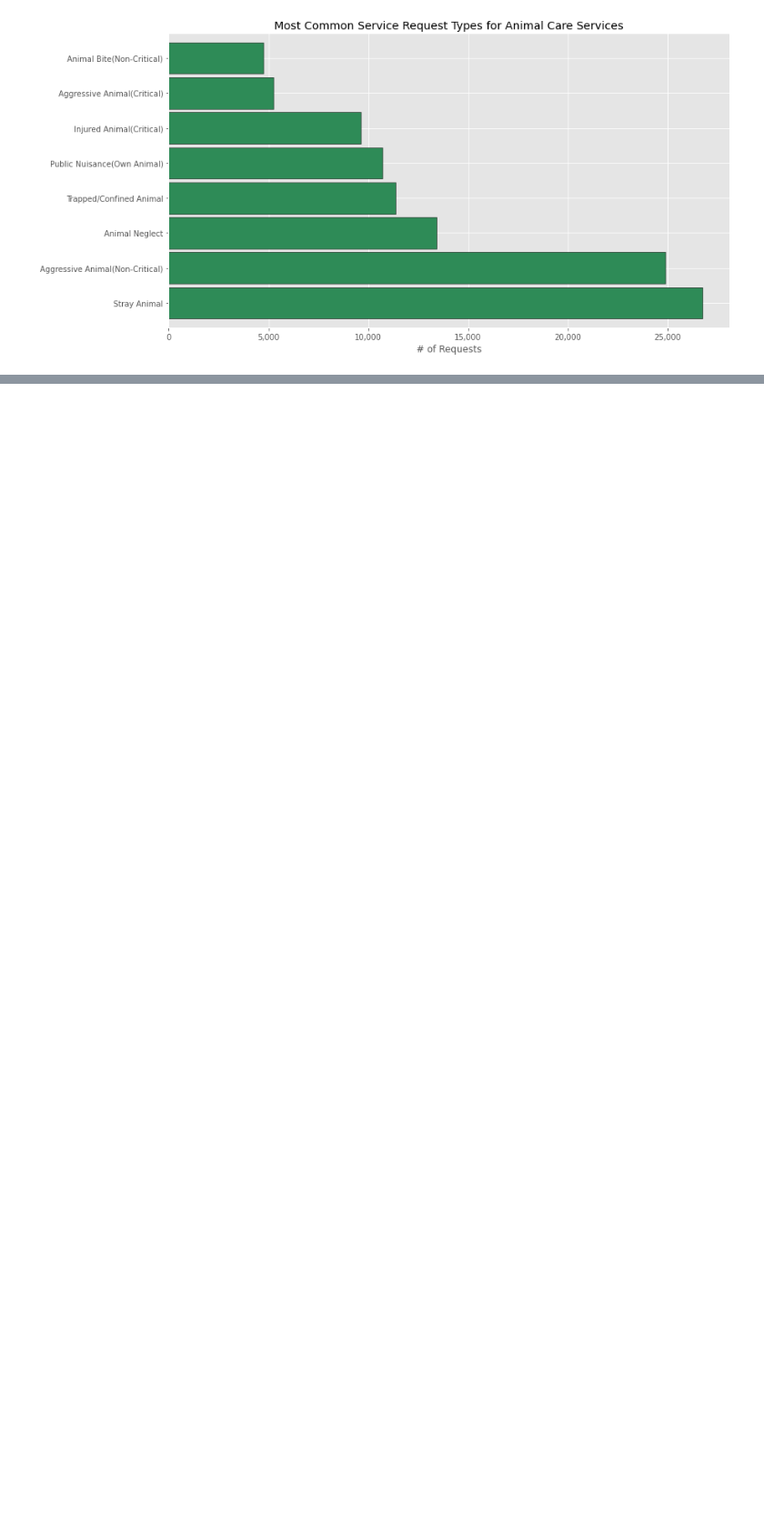
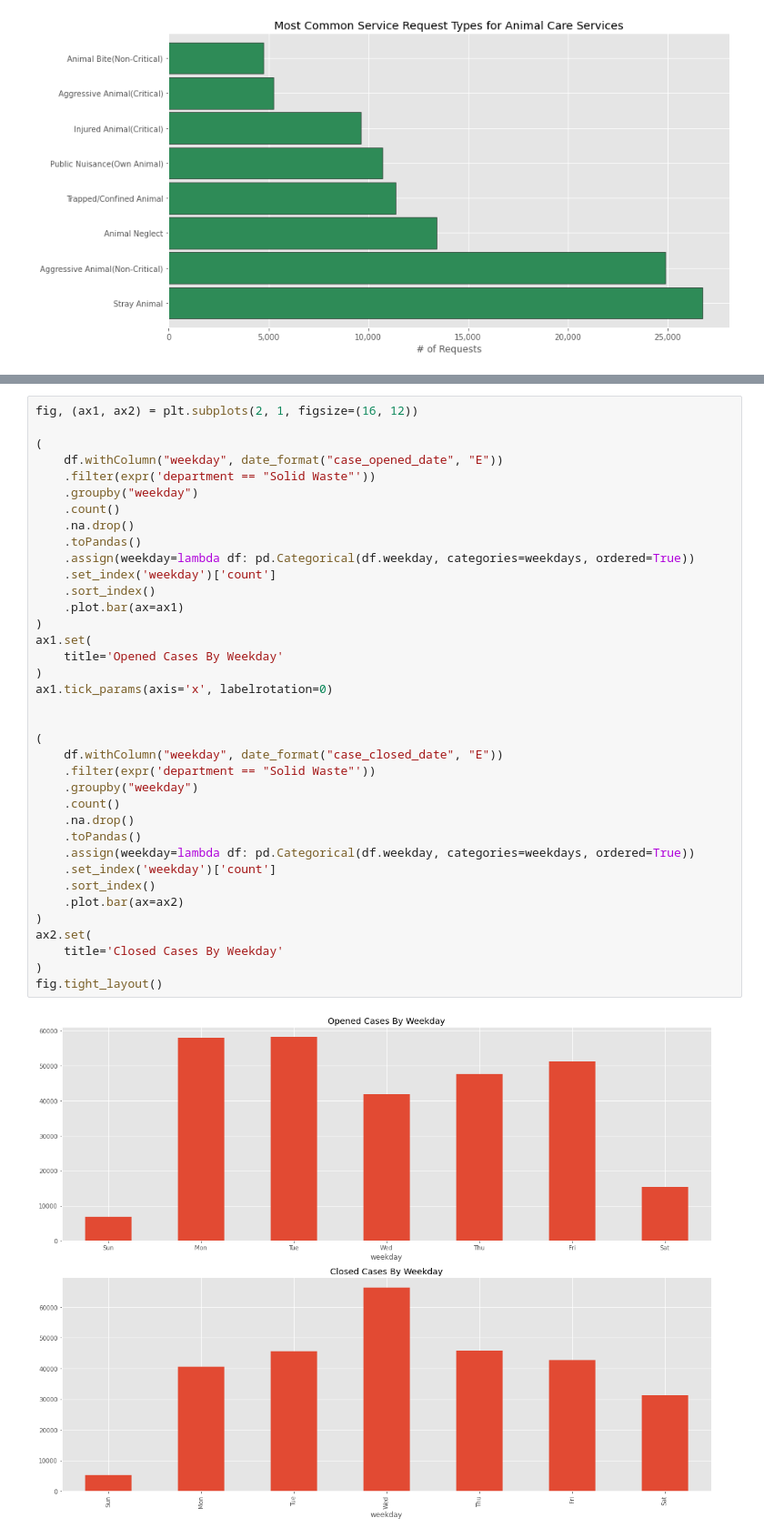
Before and after one commit to johnathon-smith/spark-exercises, a Jupyter notebook: explore.ipynb, the cells around one changed output, grey strips where cells are left out. Shown at 91% size. Drawn from its saved outputs; the diff is of its cells as text; blank space fills up the shorter version.

```diff
--- a/explore.ipynb
+++ b/explore.ipynb
@@ -218,0 +301,39 @@ plt.gca().xaxis.set_major_formatter(mpl.ticker.FuncFormatter('{:,.0f}'.format))
+# %%
+fig, (ax1, ax2) = plt.subplots(2, 1, figsize=(16, 12))
+
+(
+    df.withColumn("weekday", date_format("case_opened_date", "E"))
+    .filter(expr('department == "Solid Waste"'))
+    .groupby("weekday")
+    .count()
+    .na.drop()
+    .toPandas()
+    .assign(weekday=lambda df: pd.Categorical(df.weekday, categories=weekdays, ordered=True))
+    .set_index('weekday')['count']
+    .sort_index()
+    .plot.bar(ax=ax1)
+)
+ax1.set(
+    title='Opened Cases By Weekday'
+)
+ax1.tick_params(axis='x', labelrotation=0)
+
+
+(
+    df.withColumn("weekday", date_format("case_closed_date", "E"))
+    .filter(expr('department == "Solid Waste"'))
+    .groupby("weekday")
+    .count()
+    .na.drop()
+    .toPandas()
+    .assign(weekday=lambda df: pd.Categorical(df.weekday, categories=weekdays, ordered=True))
+    .set_index('weekday')['count']
+    .sort_index()
+    .plot.bar(ax=ax2)
+)
+ax2.set(
+    title='Closed Cases By Weekday'
+)
+fig.tight_layout()
+# %% [output]
+[figure, added]
```
Also changed, not shown: parts of 6 cells of this notebook.
